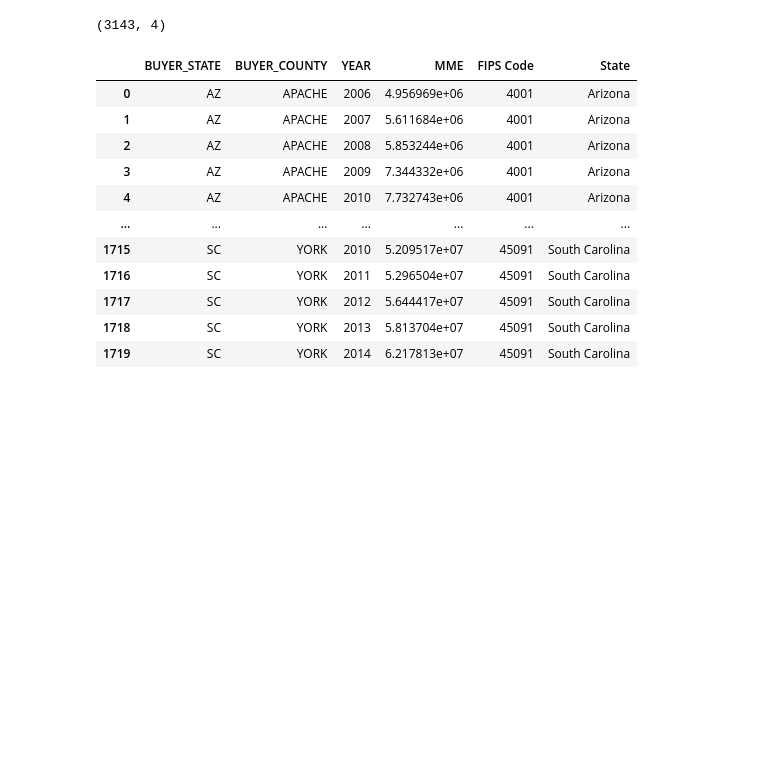
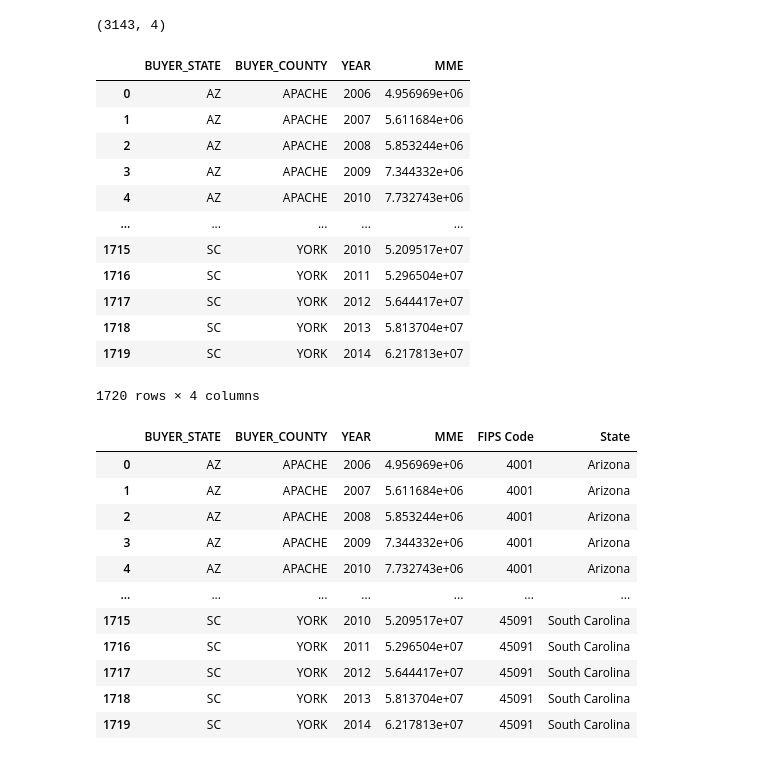
Before and after one commit to YZhu0225/Estimating-the-Impact-of-Opioid-Control-Policies, a Jupyter notebook: 10_code/merge_shipment.ipynb, the cells around one changed output. Cells and saved outputs as stored; diff of their text form; code cells hidden in the pictures; blank space fills up the shorter version.

```diff
--- a/10_code/merge_shipment.ipynb
+++ b/10_code/merge_shipment.ipynb
@@ -86,4 +82,20 @@ FIPS Code       0
 State           0
 dtype: int64
 (3143, 4)
+# %%
+fl_df fips
+# %% [output]
+|  | BUYER_STATE | BUYER_COUNTY | YEAR | MME |
+| 0 | AZ | APACHE | 2006 | 4.956969e+06 |
+| 1 | AZ | APACHE | 2007 | 5.611684e+06 |
+| 2 | AZ | APACHE | 2008 | 5.853244e+06 |
+| 3 | AZ | APACHE | 2009 | 7.344332e+06 |
+| 4 | AZ | APACHE | 2010 | 7.732743e+06 |
+| ... | ... | ... | ... | ... |
+| 1715 | SC | YORK | 2010 | 5.209517e+07 |
+| 1716 | SC | YORK | 2011 | 5.296504e+07 |
+| 1717 | SC | YORK | 2012 | 5.644417e+07 |
+| 1718 | SC | YORK | 2013 | 5.813704e+07 |
+| 1719 | SC | YORK | 2014 | 6.217813e+07 |
+1720 rows × 4 columns
 # %%
```
Also changed, not shown: parts of 13 cells of this notebook, 4 other files.
